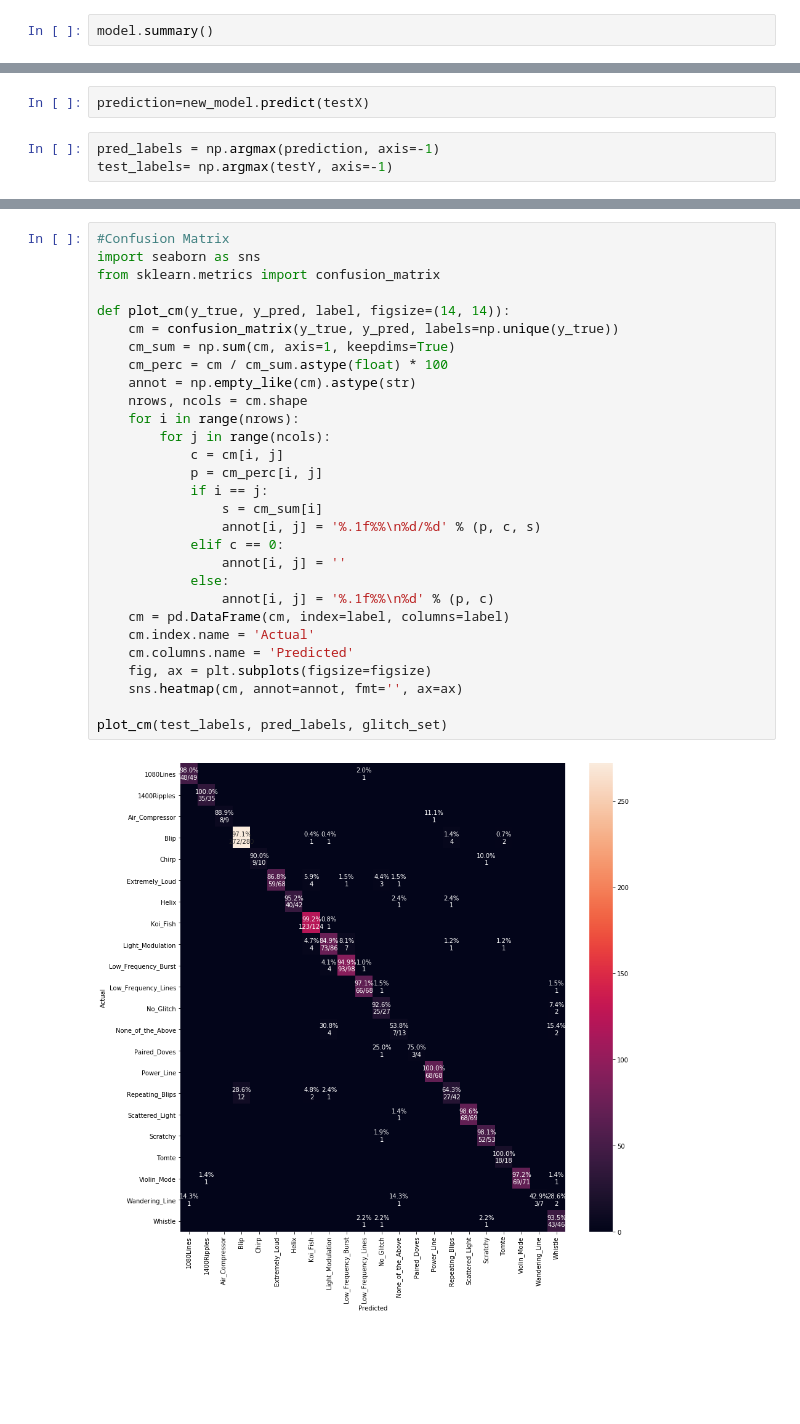
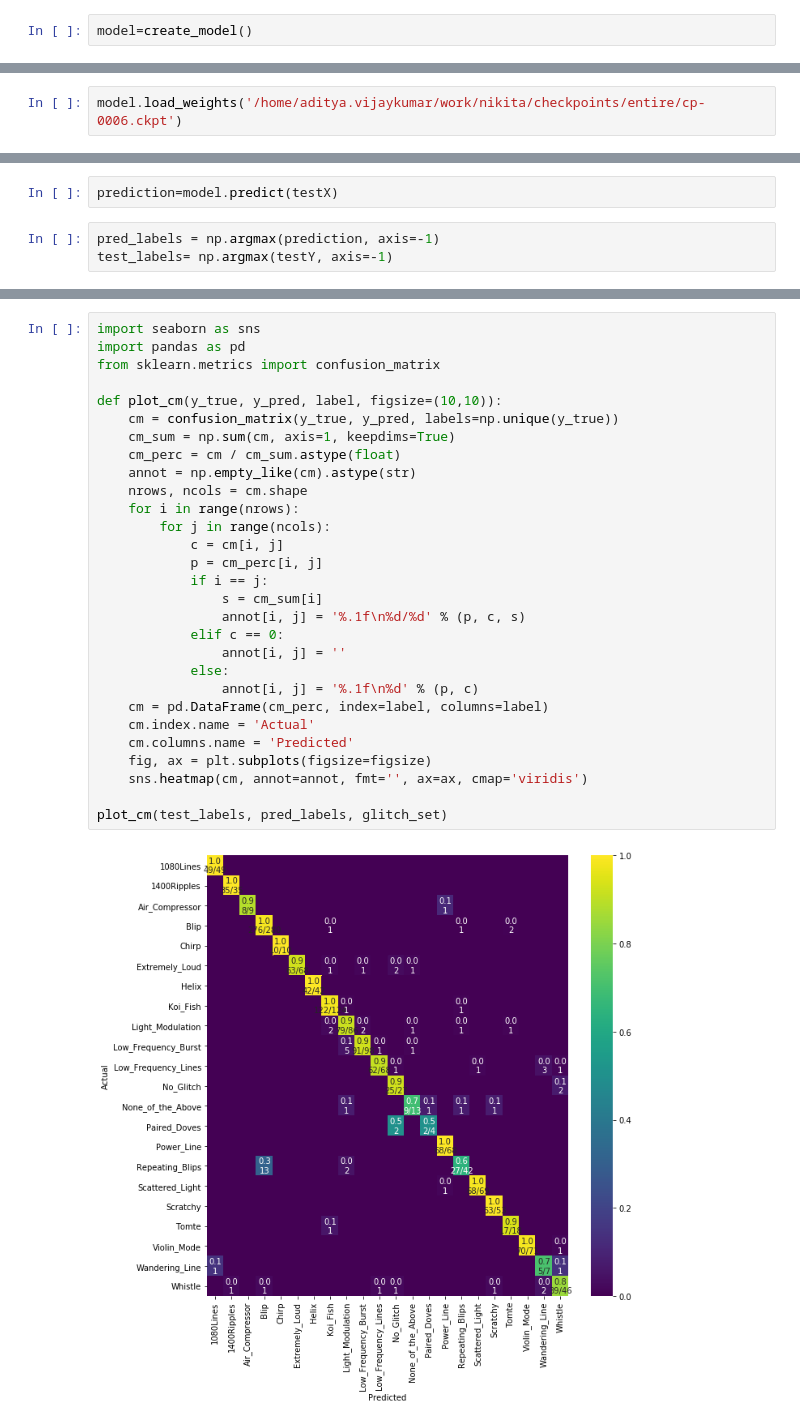
Before and after one commit to nikita-0209/glitch-classification, a Jupyter notebook: Test Analysis.ipynb, the cells around one changed output, grey strips where cells are left out. Cells and saved outputs as stored; diff of their text form; blank space fills up the shorter version.

Commit message:
Checkpoint 6

```diff
--- a/Test Analysis.ipynb
+++ b/Test Analysis.ipynb
@@ -80,4 +82,4 @@ def create_model():
               metrics=['accuracy'])
     return model
 # %%
-model.summary()
+model=create_model()
@@ -105,0 +86,2 @@ testY.shape
+# %%
+model.load_weights('/home/aditya.vijaykumar/work/nikita/checkpoints/entire/cp-0006.ckpt')
@@ -172,5 +105,5 @@ Restored model, accuracy: 93.94%
 # %%
-prediction=new_model.predict(testX)
+prediction=model.predict(testX)
 # %%
 pred_labels = np.argmax(prediction, axis=-1)
 test_labels= np.argmax(testY, axis=-1)
@@ -187,31 +110,31 @@ import pandas as pd
 # %%
-#Confusion Matrix
 import seaborn as sns
+import pandas as pd
 from sklearn.metrics import confusion_matrix
 
-def plot_cm(y_true, y_pred, label, figsize=(14, 14)):
+def plot_cm(y_true, y_pred, label, figsize=(10,10)):
     cm = confusion_matrix(y_true, y_pred, labels=np.unique(y_true))
     cm_sum = np.sum(cm, axis=1, keepdims=True)
-    cm_perc = cm / cm_sum.astype(float) * 100
+    cm_perc = cm / cm_sum.astype(float)
     annot = np.empty_like(cm).astype(str)
     nrows, ncols = cm.shape
     for i in range(nrows):
         for j in range(ncols):
             c = cm[i, j]
             p = cm_perc[i, j]
             if i == j:
                 s = cm_sum[i]
-                annot[i, j] = '%.1f%%\n%d/%d' % (p, c, s)
+                annot[i, j] = '%.1f\n%d/%d' % (p, c, s)
             elif c == 0:
                 annot[i, j] = ''
             else:
-                annot[i, j] = '%.1f%%\n%d' % (p, c)
-    cm = pd.DataFrame(cm, index=label, columns=label)
+                annot[i, j] = '%.1f\n%d' % (p, c)
+    cm = pd.DataFrame(cm_perc, index=label, columns=label)
     cm.index.name = 'Actual'
     cm.columns.name = 'Predicted'
     fig, ax = plt.subplots(figsize=figsize)
-    sns.heatmap(cm, annot=annot, fmt='', ax=ax)
+    sns.heatmap(cm, annot=annot, fmt='', ax=ax, cmap='viridis')
 
 plot_cm(test_labels, pred_labels, glitch_set)
 # %% [output]
-[figure, old version]
+[figure, new version]
```
Also changed, not shown: parts of 15 cells of this notebook.
